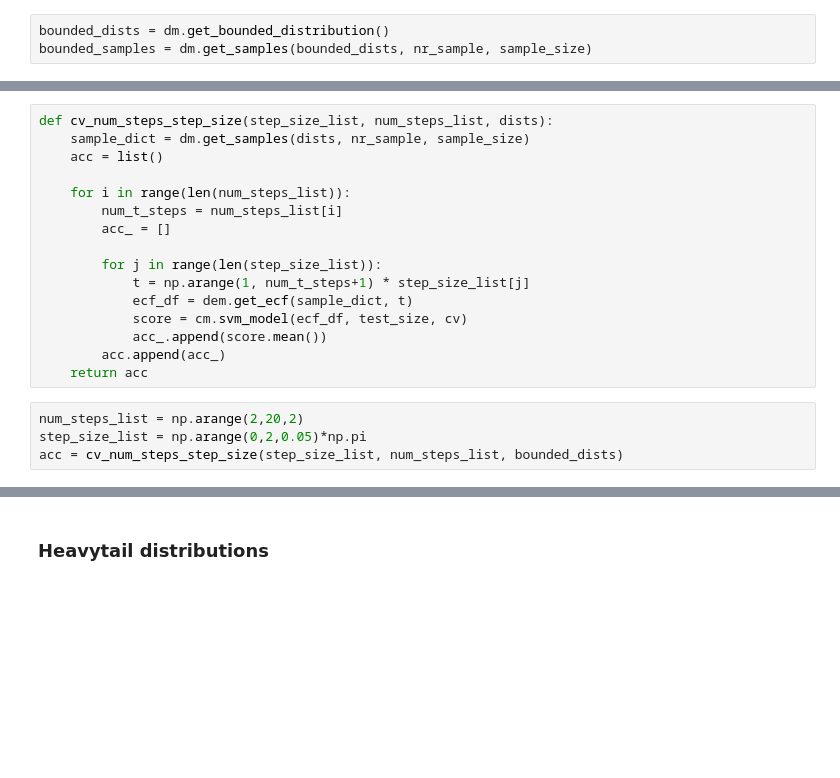
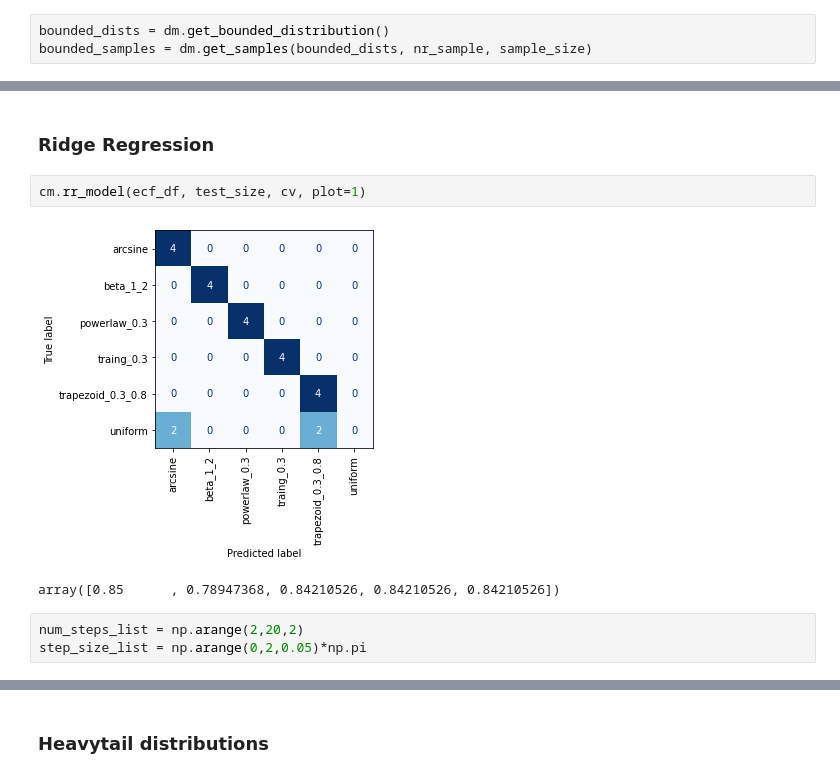
Before and after one commit to sheilafarrahi/thesis, a Jupyter notebook: empirical_characteristics_function.ipynb, the cells around one changed output, grey strips where cells are left out. Saved outputs shown, nothing was run; the diff lists cells and outputs as text; blank space fills up the shorter version.

```diff
--- a/empirical_characteristics_function.ipynb
+++ b/empirical_characteristics_function.ipynb
@@ -56,20 +65,10 @@ array([1.        , 1.        , 0.89473684, 1.        , 1.        ])
-# %%
-def cv_num_steps_step_size(step_size_list, num_steps_list, dists):
-    sample_dict = dm.get_samples(dists, nr_sample, sample_size)
-    acc = list()
-
-    for i in range(len(num_steps_list)):
-        num_t_steps = num_steps_list[i]
-        acc_ = []
-
-        for j in range(len(step_size_list)):
-            t = np.arange(1, num_t_steps+1) * step_size_list[j]
-            ecf_df = dem.get_ecf(sample_dict, t)
-            score = cm.svm_model(ecf_df, test_size, cv)
-            acc_.append(score.mean())
-        acc.append(acc_)
-    return acc
+# %% [markdown]
+### Ridge Regression
+# %%
+cm.rr_model(ecf_df, test_size, cv, plot=1)
+# %% [output]
+[figure, added]
+array([0.85      , 0.78947368, 0.84210526, 0.84210526, 0.84210526])
 # %%
 num_steps_list = np.arange(2,20,2)
 step_size_list = np.arange(0,2,0.05)*np.pi
-acc = cv_num_steps_step_size(step_size_list, num_steps_list, bounded_dists)
```
Also changed, not shown: parts of 12 cells of this notebook, 3 other files.
